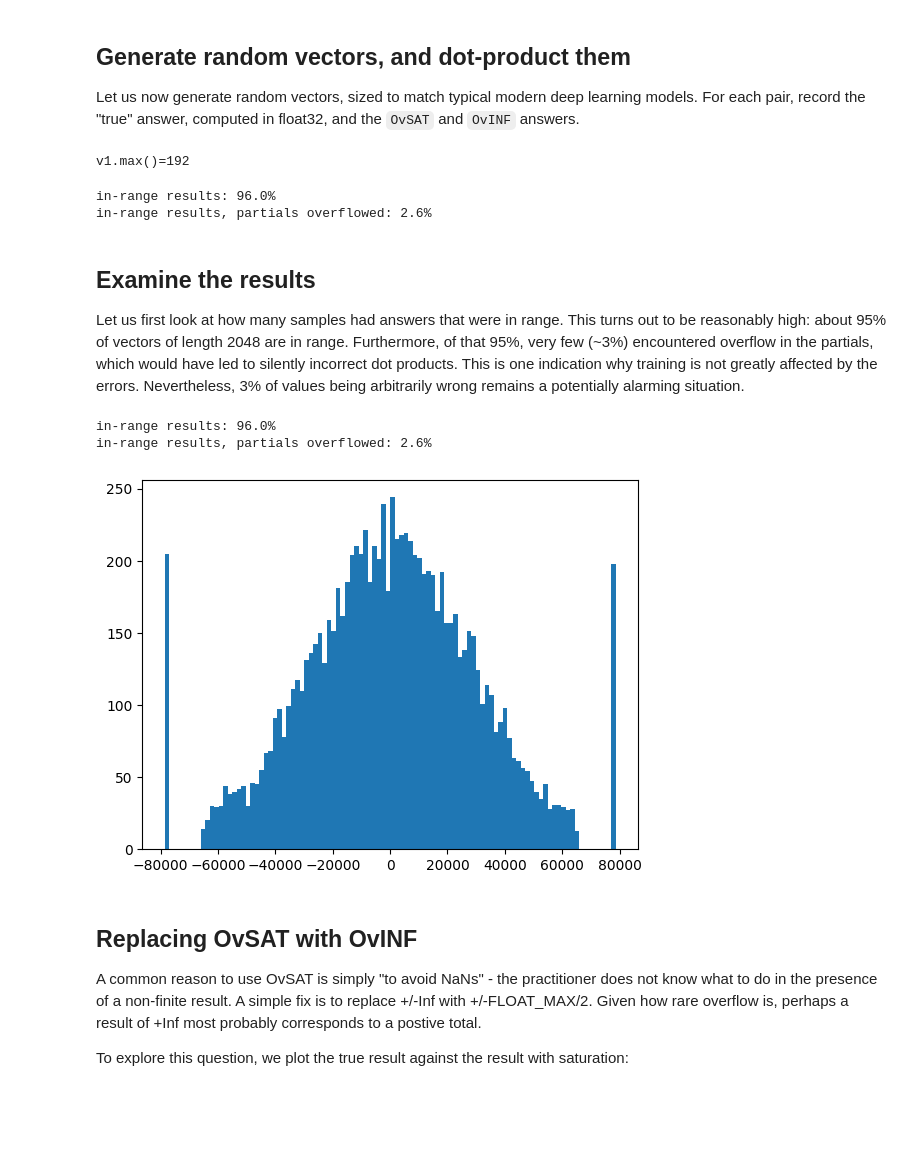
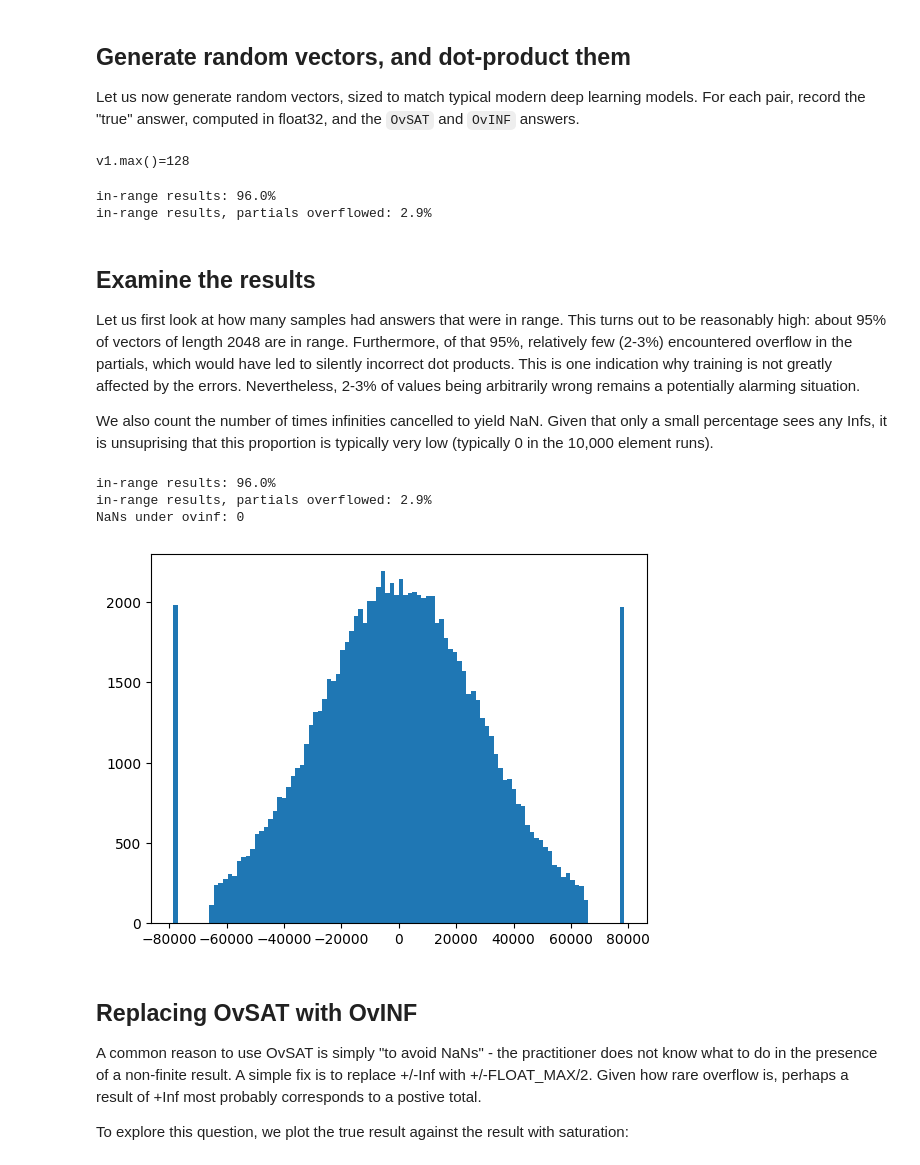
Before and after one commit to awf/notes, a Jupyter notebook: fp8/saturation.ipynb, the cells around one changed output. Drawn from its saved outputs; the diff is of its cells as text; code cells hidden in the pictures; blank space fills up the shorter version.

Commit message:
Count NaNs

```diff
--- a/fp8/saturation.ipynb
+++ b/fp8/saturation.ipynb
@@ -205,7 +206,7 @@ v1 = mkrand(N, scale).astype(f8_t)
 print(f'{v1.max()=}')
 
 errs = []
-n_samples = 10000
+n_samples = 100000
 n_inf = 0
 with tqdm(range(n_samples)) as t:
  for _ in t:
@@ -220,7 +221,7 @@ with tqdm(range(n_samples)) as t:
   if np.isfinite(dot_ovsat) and np.isfinite(dot_ovinf):
     assert dot_ovinf == dot_ovsat
 
-  if np.isfinite(dot_true) and np.isinf(dot_ovinf):
+  if np.isfinite(dot_true) and ~np.isfinite(dot_ovinf):
     n_inf = n_inf + 1
     t.set_postfix(n_inf=n_inf)
     pass
@@ -232,22 +233,29 @@ df = pandas.DataFrame(errs, columns=('true', 'ovsat', 'ovinf'))
 print(f'in-range results: {np.isfinite(df["true"]).sum()/n_samples * 100:.1f}%')
 print(f'in-range results, partials overflowed: {n_inf/n_samples * 100:.1f}%')
 # %% [output]
-v1.max()=192
+v1.max()=128
 in-range results: 96.0%
-in-range results, partials overflowed: 2.6%
+in-range results, partials overflowed: 2.9%
 # %% [markdown]
 ## Examine the results
 
-Let us first look at how many samples had answers that were in range.  This turns out to be reasonably high: about 95% of vectors of length 2048 are in range.  Furthermore, of that 95%, very few (~3%) encountered overflow in the partials, which would have led to silently incorrect dot products. This is one indication why training is not greatly affected by the errors.  Nevertheless, 3% of values being arbitrarily wrong remains a potentially alarming situation.
+Let us first look at how many samples had answers that were in range.  This turns out to be reasonably high: about 95% of vectors of length 2048 are in range.  Furthermore, of that 95%, relatively few (2-3%) encountered overflow in the partials, which would have led to silently incorrect dot products. This is one indication why training is not greatly affected by the errors.  Nevertheless, 2-3% of values being arbitrarily wrong remains a potentially alarming situation.
+
+We also count the number of times infinities cancelled to yield NaN.  Given that only a small percentage sees any Infs, it is unsuprising that this proportion is typically very low (typically 0 in the 10,000 element runs).
 # %%
-print(f'in-range results: {np.isfinite(df["true"]).sum()/n_samples * 100:.1f}%')
-print(f'in-range results, partials overflowed: {n_inf/n_samples * 100:.1f}%')
+true_is_finite = np.isfinite(df['true'])
+partials_overflowed = ~np.isfinite(df['ovinf'])
+
+print(f'in-range results: {true_is_finite.sum()/n_samples * 100:.1f}%')
+print(f'in-range results, partials overflowed: {(true_is_finite * partials_overflowed).sum()/n_samples * 100:.1f}%')
 plt.hist(np.clip(df['true'], *(partials_max*1.2*np.array([-1, 1]))), bins=100)
-print()
+
+print(f"NaNs under ovinf: {np.isnan(df['ovinf']).sum()}")
 # %% [output]
 in-range results: 96.0%
-in-range results, partials overflowed: 2.6%
+in-range results, partials overflowed: 2.9%
+NaNs under ovinf: 0
-[figure, old version]
+[figure, new version]
 # %% [markdown]
 ## Replacing OvSAT with OvINF
 
```
Also changed, not shown: parts of 4 cells of this notebook.
